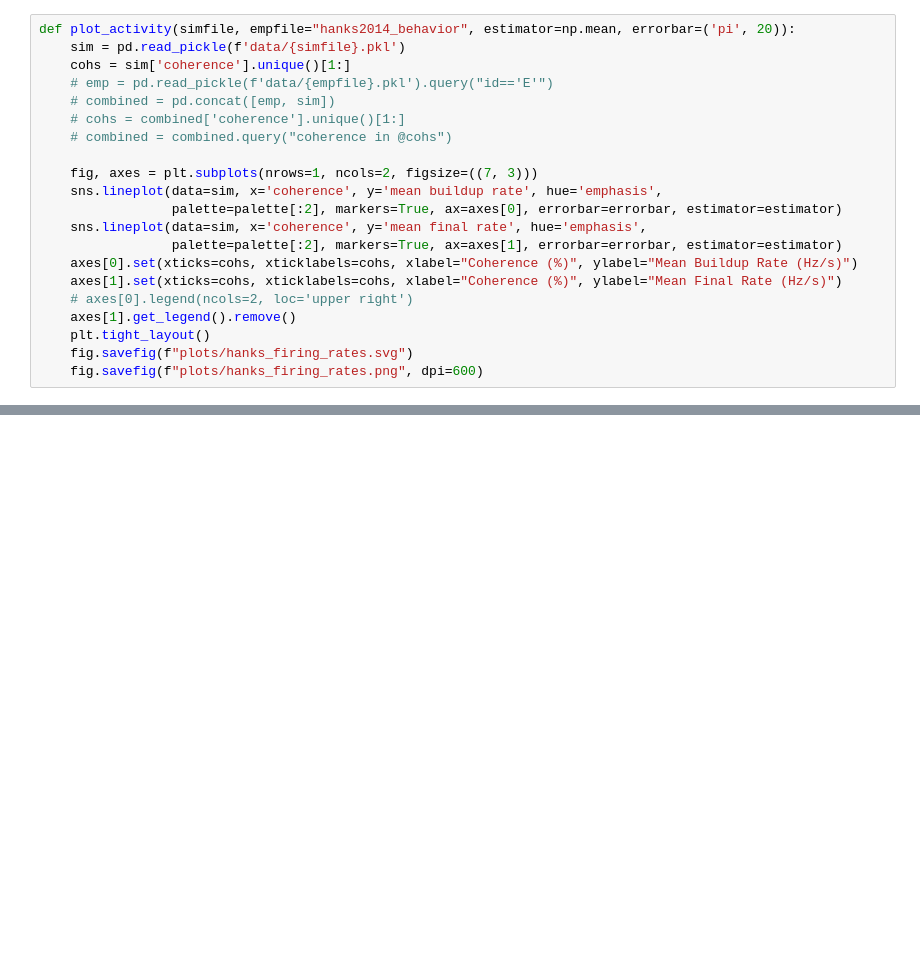
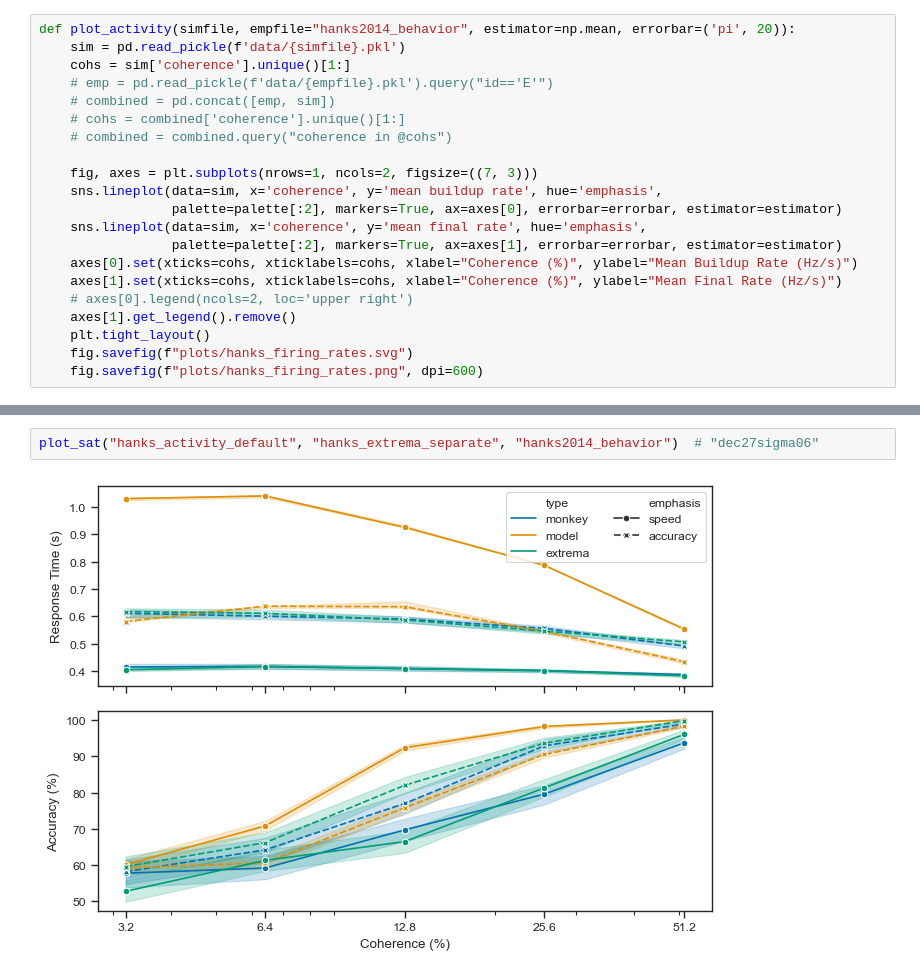
Before and after one commit to psipeter/speed-accuracy-tradeoff, a Jupyter notebook: hanks_compare.ipynb, the cells around one changed output, grey strips where cells are left out. Drawn from its saved outputs; the diff is of its cells as text; blank space fills up the shorter version.

```diff
--- a/hanks_compare.ipynb
+++ b/hanks_compare.ipynb
@@ -328 +363,5 @@ def plot_activity(simfile, empfile="hanks2014_behavior", estimator=np.mean, erro
+# %%
+plot_sat("hanks_activity_default", "hanks_extrema_separate", "hanks2014_behavior")  # "dec27sigma06"
+# %% [output]
+[figure, added]
 # %%
```
Also changed, not shown: parts of 14 cells of this notebook, 3 other files.
